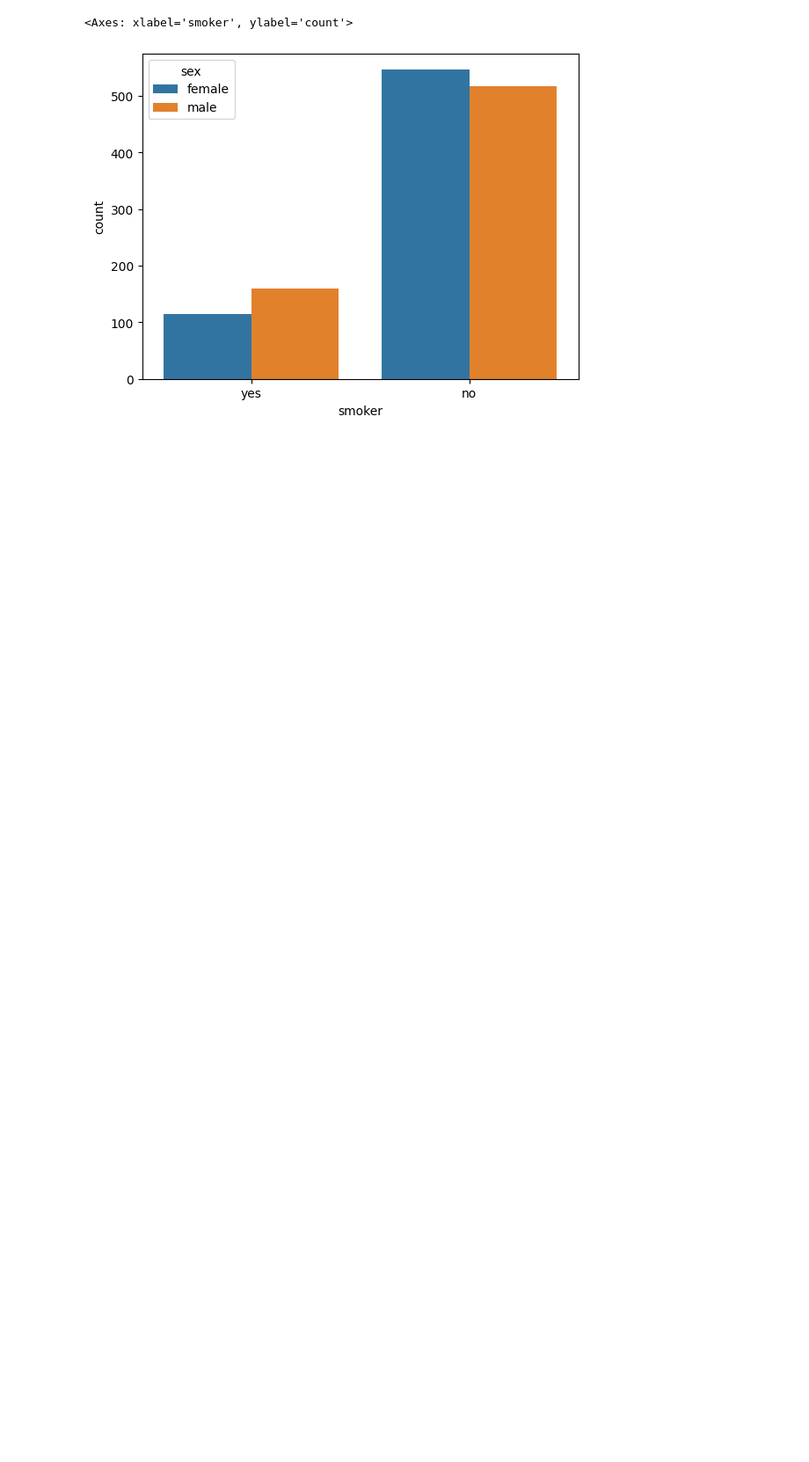
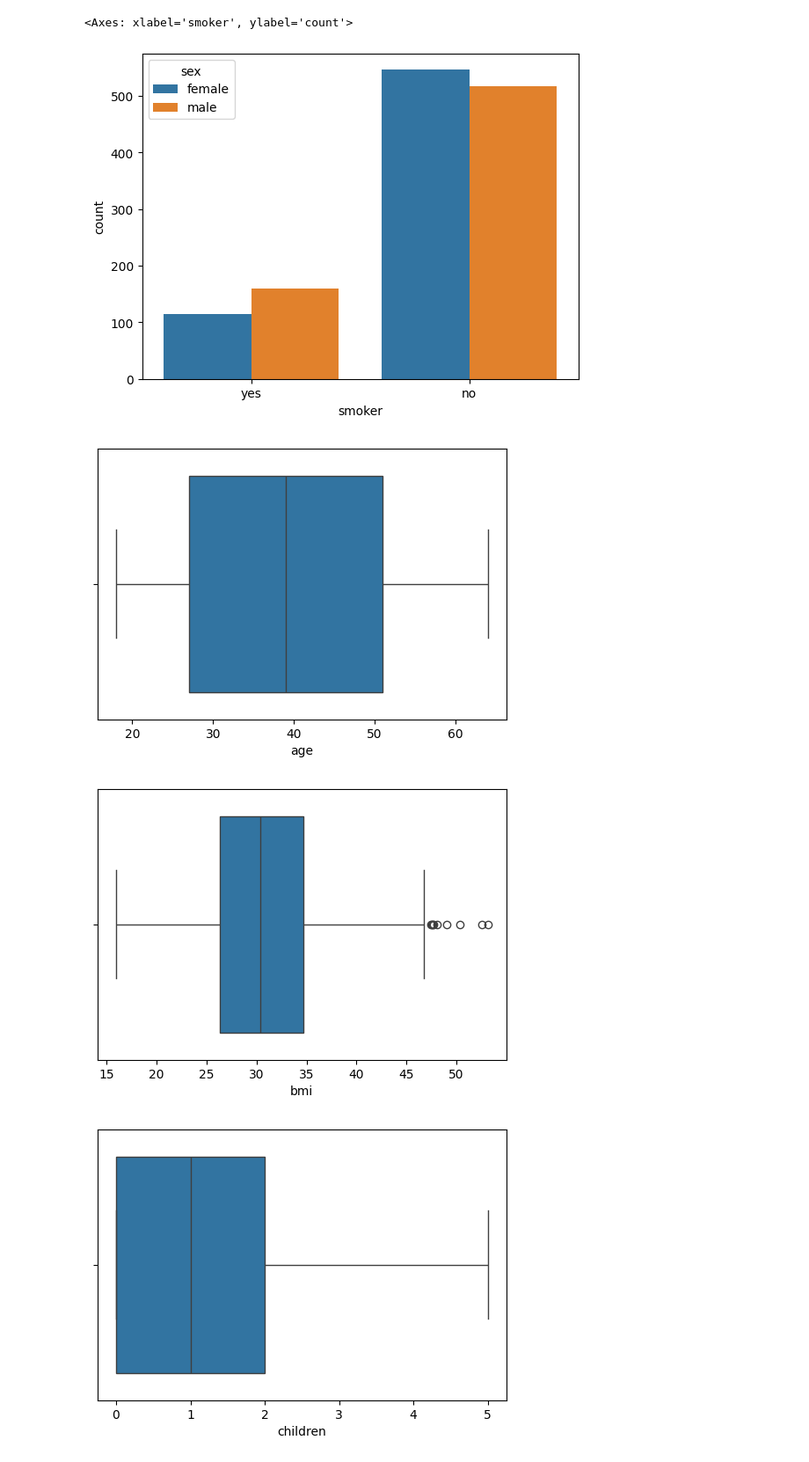
Before and after one commit to iamahnaf/Data-Science-Practice, a Jupyter notebook: capstone/insurance.ipynb, the cells around one changed output. Shown at 88% size. Cells and saved outputs as stored; diff of their text form; code cells hidden in the pictures; blank space fills up the shorter version.

```diff
--- a/capstone/insurance.ipynb
+++ b/capstone/insurance.ipynb
@@ -113,3 +113,12 @@ sns.countplot(x=df['smoker'],hue=df['sex'])
 # %% [output]
 <Axes: xlabel='smoker', ylabel='count'>
 [figure]
+# %%
+#box plots
+for col in numeric_columns:
+    plt.figure(figsize=(6,4))
+    sns.boxplot(x=df[col])
+# %% [output]
+[figure, added]
+[figure, added]
+[figure, added]
```
Also changed, not shown: parts of 2 cells of this notebook.
